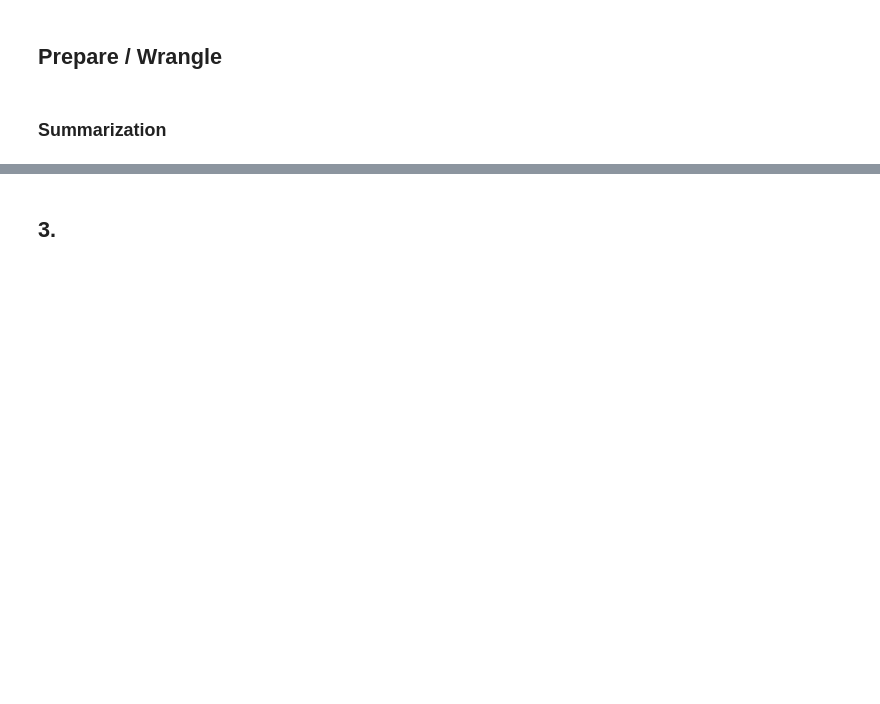
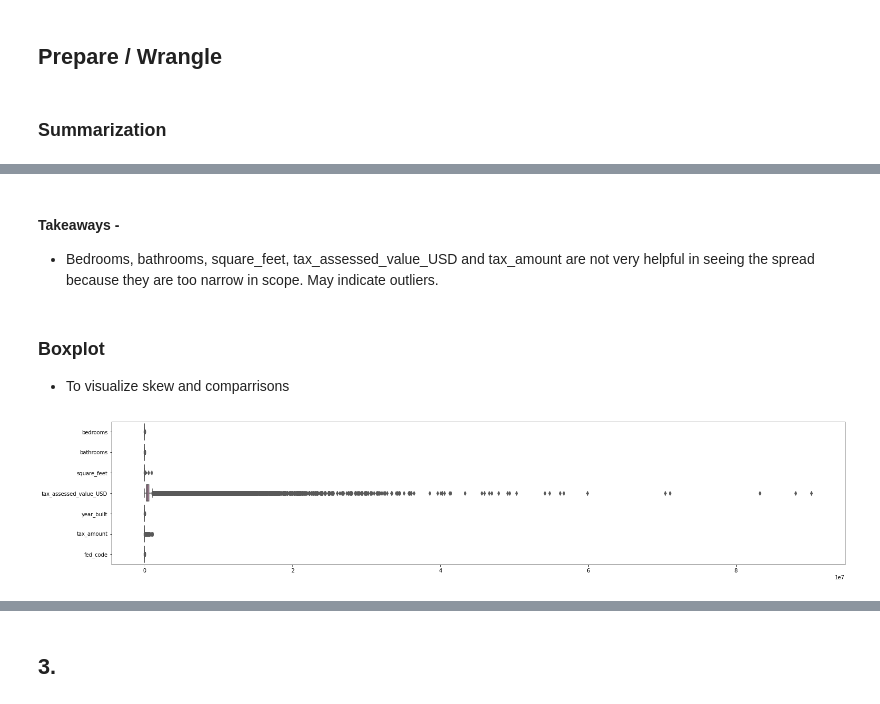
Before and after one commit to rachelrobbinsmayhill/regression-exercises, a Jupyter notebook: wrangle.ipynb, the cells around one changed output, grey strips where cells are left out. Drawn from its saved outputs; the diff is of its cells as text; code cells hidden in the pictures; blank space fills up the shorter version.

```diff
--- a/wrangle.ipynb
+++ b/wrangle.ipynb
@@ -140,0 +299,12 @@ dtype: float64
+# %% [markdown]
+#### Takeaways -
+- Bedrooms, bathrooms, square_feet, tax_assessed_value_USD and tax_amount are not very helpful in seeing the spread because they are too narrow in scope. May indicate outliers.
+# %% [markdown]
+### Boxplot
+- To visualize skew and comparrisons
+# %%
+plt.figure(figsize=(25, 5))
+ax = sns.boxplot(data=df, orient="h", palette="Set2")
+plt.show()
+# %% [output]
+[figure, added]
```
Also changed, not shown: parts of 26 cells of this notebook.
